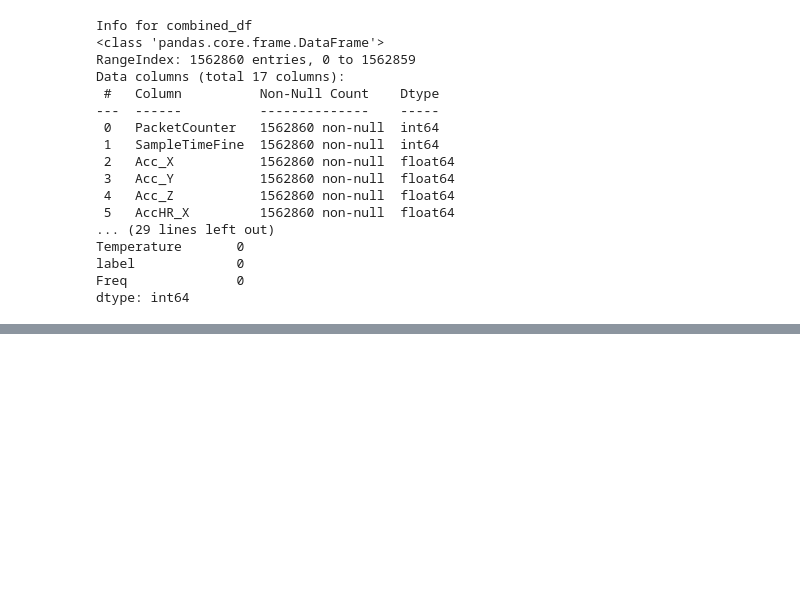
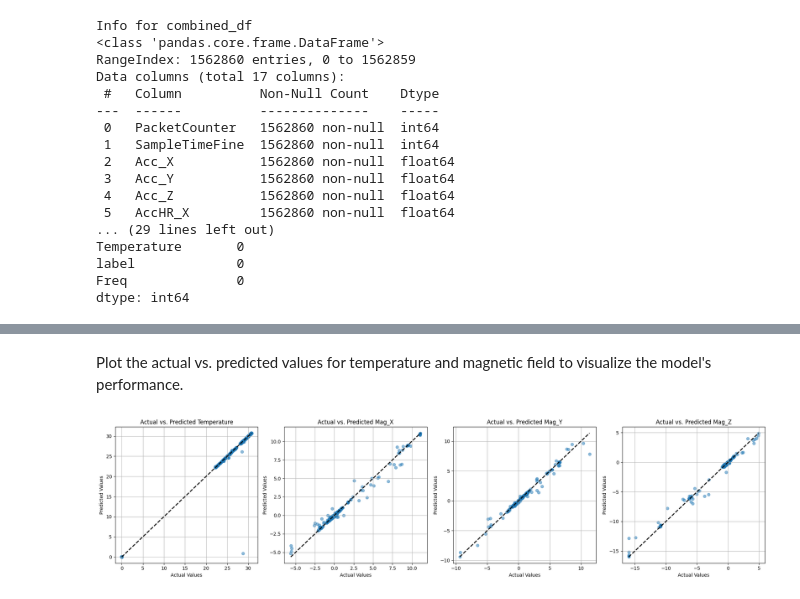
Before and after one commit to Samplergithub769/mtu-xsens-imu-Sensor, a Jupyter notebook: mtu_xsens_imu_Sensor.ipynb, the cells around one changed output, grey strips where cells are left out. Drawn from its saved outputs; the diff is of its cells as text; code cells hidden in the pictures; blank space fills up the shorter version.

```diff
--- a/mtu_xsens_imu_Sensor.ipynb
+++ b/mtu_xsens_imu_Sensor.ipynb
@@ -1104,0 +787,6 @@ print(f"    R-squared: {r2_mag_z_noisy_50hz}")
+# %%
+features = ['SampleTimeFine', 'Acc_X', 'Acc_Y', 'Acc_Z', 'AccHR_X', 'AccHR_Y', 'AccHR_Z', 'Roll', 'Pitch', 'Yaw', 'Freq', 'label']
+targets = ['Temperature', 'Mag_X', 'Mag_Y', 'Mag_Z']
+
+X = combined_df[features]
+y = combined_df[targets]
@@ -1104,0 +803,5 @@ print(f"    R-squared: {r2_mag_z_noisy_50hz}")
+# %%
+from sklearn.ensemble import RandomForestRegressor
+
+model = RandomForestRegressor(n_estimators=100,random_state=42)
+model.fit(X_train, y_train)
@@ -1104,0 +813,18 @@ print(f"    R-squared: {r2_mag_z_noisy_50hz}")
+# %%
+from sklearn.metrics import mean_squared_error, mean_absolute_error, r2_score
+
+y_pred=model.predict(X_test)
+
+for i, target in enumerate(targets):
+  mse=mean_squared_error(y_test[target],y_pred[:,i])
+  rmse=np.sqrt(mse)
+  mae=mean_absolute_error(y_test[target],y_pred[:,i])
+  r2=r2_score(y_test[target],y_pred[:,i])
+
+
+  print(f"Metrics for {target}:")
+  print(f"Mean Squared Error (MSE):{mse:.4f}")
+  print(f"Root Mean Squared Error (RMSE):{rmse:.4f}")
+  print(f"Mean Absolute Error (MAE):{mae:.4f}")
+  print(f"R-squared (R2):{r2:.4f}")
+  print("-" * 30)
@@ -1104,0 +853,19 @@ print(f"    R-squared: {r2_mag_z_noisy_50hz}")
+# %% [markdown]
+
+Plot the actual vs. predicted values for temperature and magnetic field to visualize the model's performance.
+# %%
+fig,axes=plt.subplots(1,4,figsize=(20,5))
+targets=['Temperature','Mag_X','Mag_Y','Mag_Z']
+
+for i, target in enumerate(targets):
+  axes[i].scatter(y_test[target],y_pred[:,i],alpha=0.5)
+  axes[i].plot([y_test[target].min(),y_test[target].max()],[y_test[target].min(),y_test[target].max()],'k--',lw=2)
+  axes[i].set_title(f'Actual vs. Predicted {target}')
+  axes[i].set_xlabel('Actual Values')
+  axes[i].set_ylabel('Predicted Values')
+  axes[i].grid(True)
+
+plt.tight_layout()
+plt.show()
+# %% [output]
+[figure, added]
```
Also changed, not shown: parts of 44 cells of this notebook.
